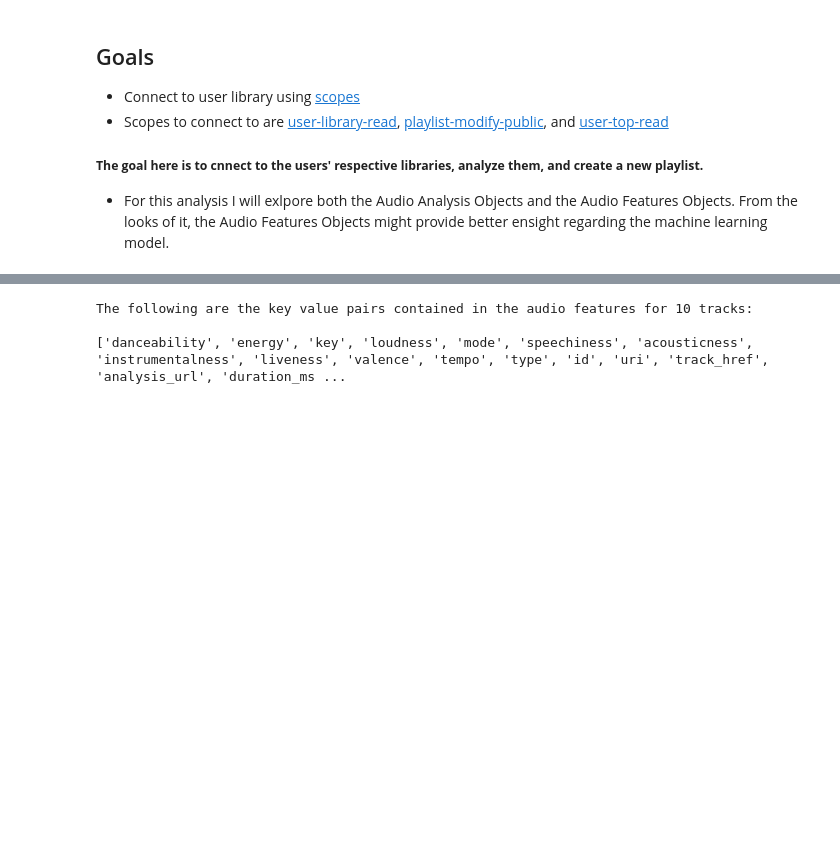
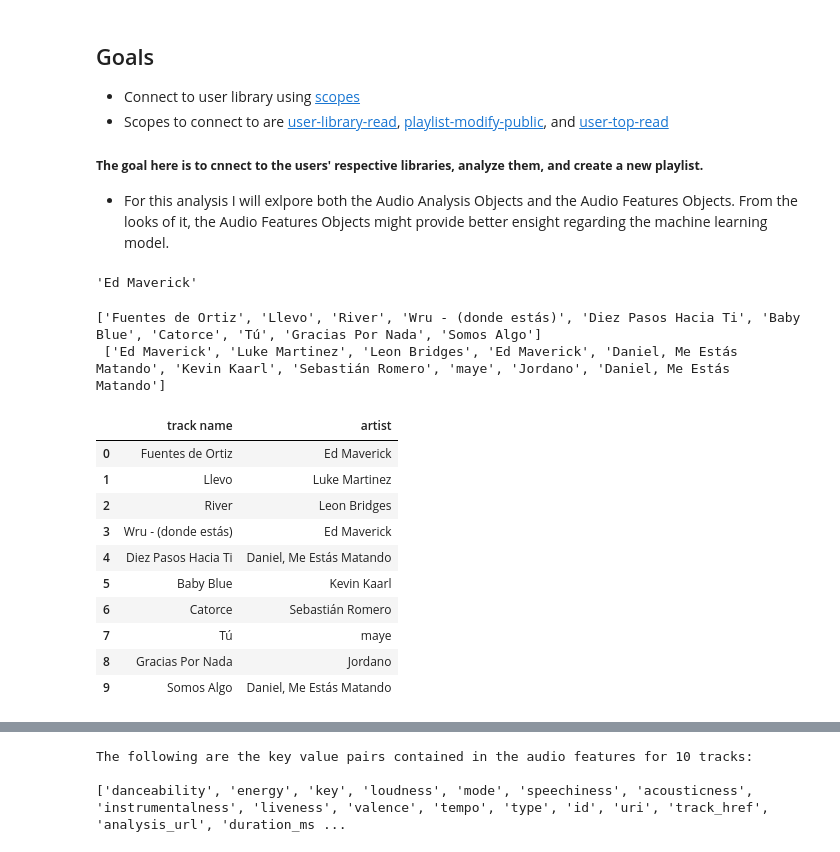
Before and after one commit to spotify-song/DS, a Jupyter notebook: notebooks/1.0-av-initial-data-exploration.ipynb, the cells around one changed output, grey strips where cells are left out. Drawn from its saved outputs; the diff is of its cells as text; code cells hidden in the pictures; blank space fills up the shorter version.

```diff
--- a/notebooks/1.0-av-initial-data-exploration.ipynb
+++ b/notebooks/1.0-av-initial-data-exploration.ipynb
@@ -78,6 +78,48 @@ audio_anal = spotify_session.audio_analysis(top_track_id)
 
 # Top track Audio Features Object
 audio_feat = spotify_session.audio_features(tracks=top_10_tracks_id)
+# %%
+# Obtainiing track-name and artist name
+
+top_tracks.keys()
+top_tracks['items'][0].keys()
+top_tracks['items'][0]['name']                # Generates track name
+top_tracks['items'][0]['artists'][0]['name']  # Generates artist name
+# %% [output]
+'Ed Maverick'
+# %%
+# Generating lists containing Artist names and Track names
+
+# Lists to be populated
+track_names_lst = []
+artist_names_lst = []
+
+# Iterates over top tracks to append track/artist name to correpsonding list
+for t in range(len(top_10_tracks_id)):
+    track_names_lst.append(top_tracks['items'][t]['name'])
+    artist_names_lst.append(top_tracks['items'][t]['artists'][0]['name'])
+
+print(track_names_lst, '\n', artist_names_lst)
+# %% [output]
+['Fuentes de Ortiz', 'Llevo', 'River', 'Wru - (donde estás)', 'Diez Pasos Hacia Ti', 'Baby Blue', 'Catorce', 'Tú', 'Gracias Por Nada', 'Somos Algo']
+ ['Ed Maverick', 'Luke Martinez', 'Leon Bridges', 'Ed Maverick', 'Daniel, Me Estás Matando', 'Kevin Kaarl', 'Sebastián Romero', 'maye', 'Jordano', 'Daniel, Me Estás Matando']
+# %%
+# Creating a dataframe from the previously created lists
+
+track_artist_names = pd.DataFrame(list(zip(track_names_lst, artist_names_lst)), columns=['track name', 'artist'])
+track_artist_names
+# %% [output]
+|  | track name | artist |
+| 0 | Fuentes de Ortiz | Ed Maverick |
+| 1 | Llevo | Luke Martinez |
+| 2 | River | Leon Bridges |
+| 3 | Wru - (donde estás) | Ed Maverick |
+| 4 | Diez Pasos Hacia Ti | Daniel, Me Estás Matando |
+| 5 | Baby Blue | Kevin Kaarl |
+| 6 | Catorce | Sebastián Romero |
+| 7 | Tú | maye |
+| 8 | Gracias Por Nada | Jordano |
+| 9 | Somos Algo | Daniel, Me Estás Matando |
 # %%
 # Audio Analysis Objects
 
```
Also changed, not shown: parts of 5 cells of this notebook.
